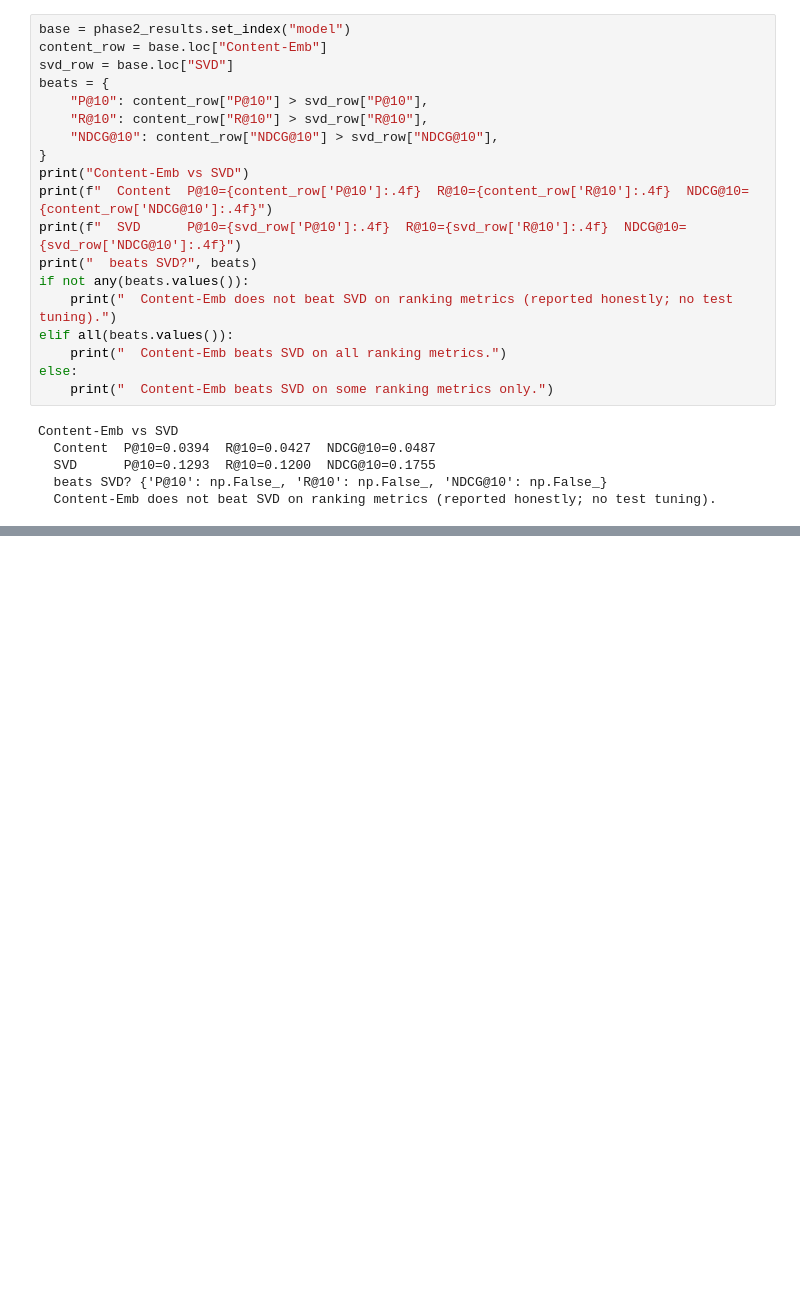
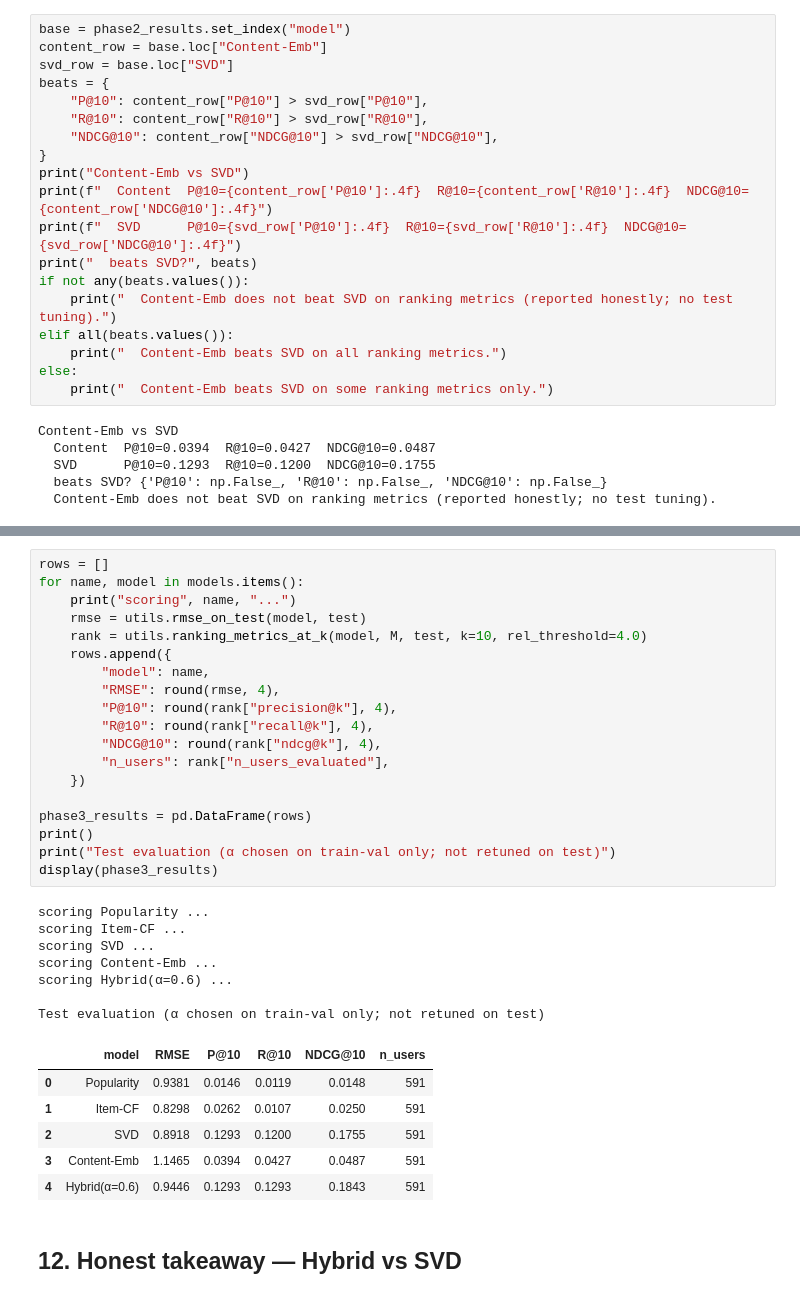
Before and after one commit to prerak2005/ML_PROJECTS, a Jupyter notebook: Recommendation_Systems/movie_recommendation/04_advanced_models.ipynb, the cells around one changed output, grey strips where cells are left out. Drawn from its saved outputs; the diff is of its cells as text; blank space fills up the shorter version.

```diff
--- a/Recommendation_Systems/movie_recommendation/04_advanced_models.ipynb
+++ b/Recommendation_Systems/movie_recommendation/04_advanced_models.ipynb
@@ -270,0 +384,35 @@ Content-Emb vs SVD
+# %%
+rows = []
+for name, model in models.items():
+    print("scoring", name, "...")
+    rmse = utils.rmse_on_test(model, test)
+    rank = utils.ranking_metrics_at_k(model, M, test, k=10, rel_threshold=4.0)
+    rows.append({
+        "model": name,
+        "RMSE": round(rmse, 4),
+        "P@10": round(rank["precision@k"], 4),
+        "R@10": round(rank["recall@k"], 4),
+        "NDCG@10": round(rank["ndcg@k"], 4),
+        "n_users": rank["n_users_evaluated"],
+    })
+
+phase3_results = pd.DataFrame(rows)
+print()
+print("Test evaluation (α chosen on train-val only; not retuned on test)")
+display(phase3_results)
+# %% [output]
+scoring Popularity ...
+scoring Item-CF ...
+scoring SVD ...
+scoring Content-Emb ...
+scoring Hybrid(α=0.6) ...
+
+Test evaluation (α chosen on train-val only; not retuned on test)
+|  | model | RMSE | P@10 | R@10 | NDCG@10 | n_users |
+| 0 | Popularity | 0.9381 | 0.0146 | 0.0119 | 0.0148 | 591 |
+| 1 | Item-CF | 0.8298 | 0.0262 | 0.0107 | 0.0250 | 591 |
+| 2 | SVD | 0.8918 | 0.1293 | 0.1200 | 0.1755 | 591 |
+| 3 | Content-Emb | 1.1465 | 0.0394 | 0.0427 | 0.0487 | 591 |
+| 4 | Hybrid(α=0.6) | 0.9446 | 0.1293 | 0.1293 | 0.1843 | 591 |
+# %% [markdown]
+## 12. Honest takeaway — Hybrid vs SVD
```
Also changed, not shown: parts of 8 cells of this notebook, 1 other file.
